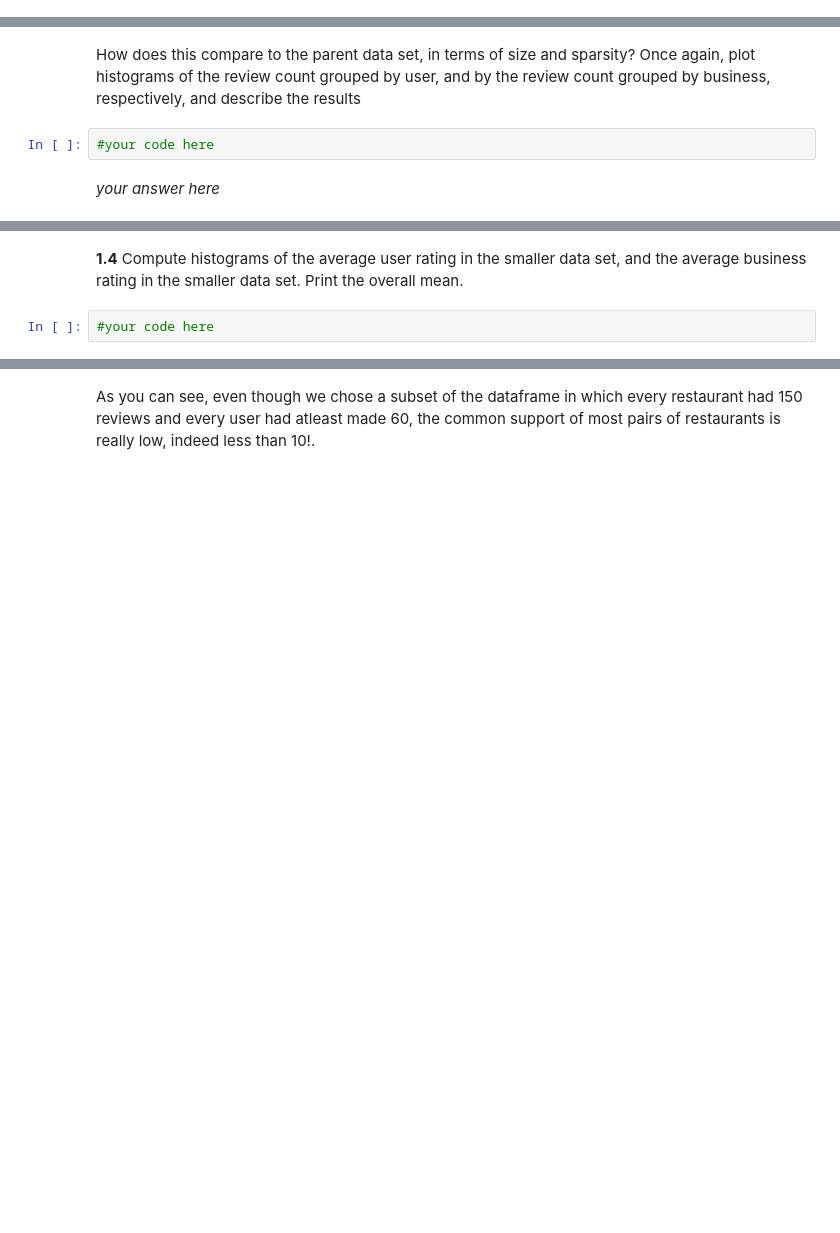
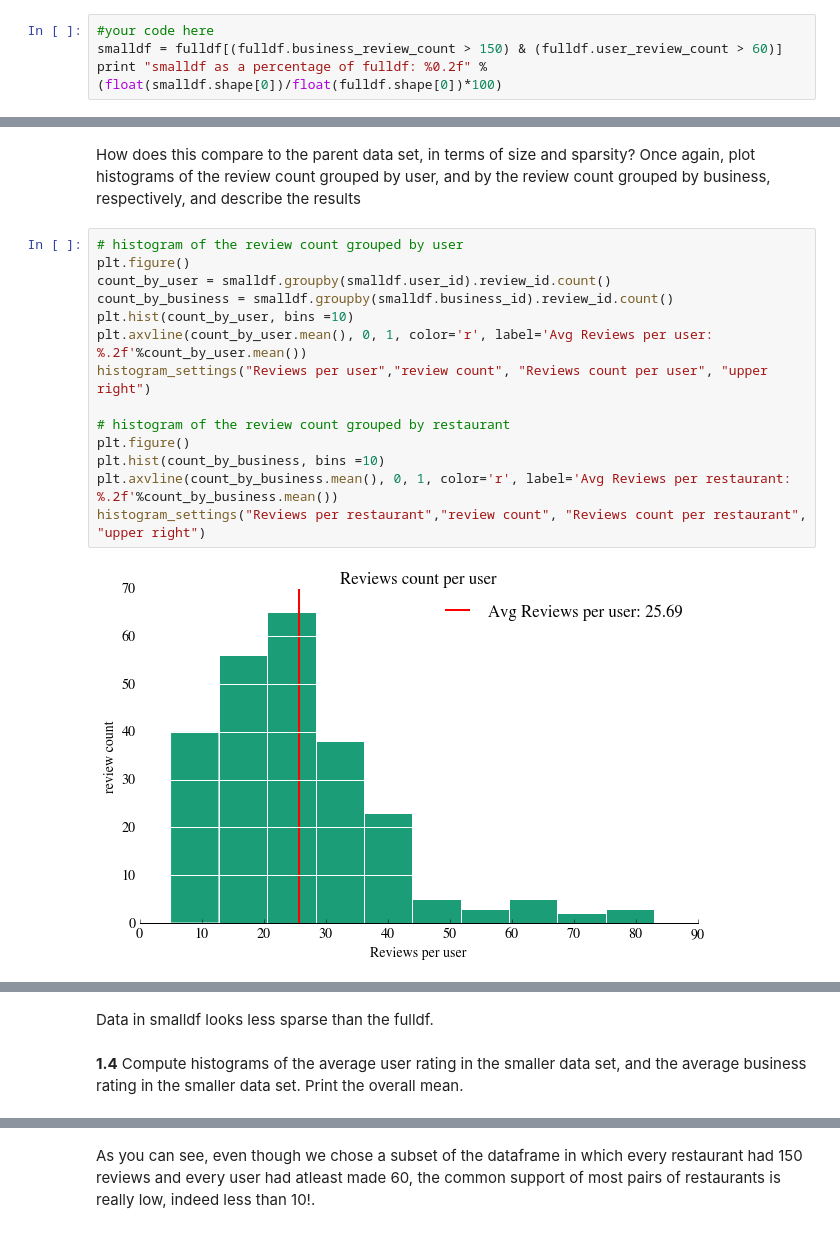
Before and after one commit to xpmanoj/content, a Jupyter notebook: HW4.ipynb, the cells around one changed output, grey strips where cells are left out. Drawn from its saved outputs; the diff is of its cells as text; blank space fills up the shorter version.

```diff
--- a/HW4.ipynb
+++ b/HW4.ipynb
@@ -226,0 +293,4 @@ Note that while this cut makes sure we have prolific users, the cut on businesse
+# %%
+#your code here
+smalldf = fulldf[(fulldf.business_review_count > 150) & (fulldf.user_review_count > 60)]
+print "smalldf as a percentage of fulldf: %0.2f" % (float(smalldf.shape[0])/float(fulldf.shape[0])*100)
@@ -227,6 +307,18 @@ Note that while this cut makes sure we have prolific users, the cut on businesse
 # %% [markdown]
 How does this compare to the parent data set, in terms of size and sparsity? Once again, plot histograms of the review count grouped by user, and by the review count grouped by business, respectively, and describe the results
-# %%
-#your code here
-# %% [markdown]
-*your answer here*
+# %%
+# histogram of the review count grouped by user
+plt.figure()
+count_by_user = smalldf.groupby(smalldf.user_id).review_id.count()
+count_by_business = smalldf.groupby(smalldf.business_id).review_id.count()
+plt.hist(count_by_user, bins =10)
+plt.axvline(count_by_user.mean(), 0, 1, color='r', label='Avg Reviews per user: %.2f'%count_by_user.mean())
+histogram_settings("Reviews per user","review count", "Reviews count per user", "upper right")
+
+# histogram of the review count grouped by restaurant
+plt.figure()
+plt.hist(count_by_business, bins =10)
+plt.axvline(count_by_business.mean(), 0, 1, color='r', label='Avg Reviews per restaurant: %.2f'%count_by_business.mean())
+histogram_settings("Reviews per restaurant","review count", "Reviews count per restaurant", "upper right")
+# %% [output]
+[figure, added]
@@ -233,4 +326,4 @@ How does this compare to the parent data set, in terms of size and sparsity? Onc
+# %% [markdown]
+Data in smalldf looks less sparse than the fulldf.
 # %% [markdown]
 **1.4** Compute histograms of the average user rating in the smaller data set, and the average business rating in the smaller data set. Print the overall mean.
-# %%
-#your code here
```
Also changed, not shown: parts of 52 cells of this notebook, 6 other files.
